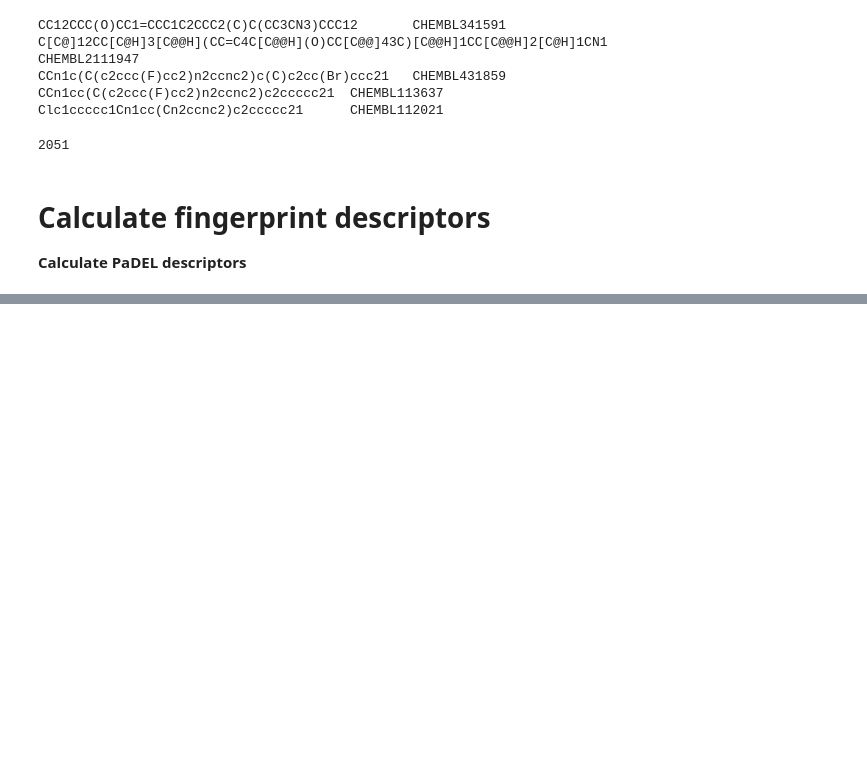
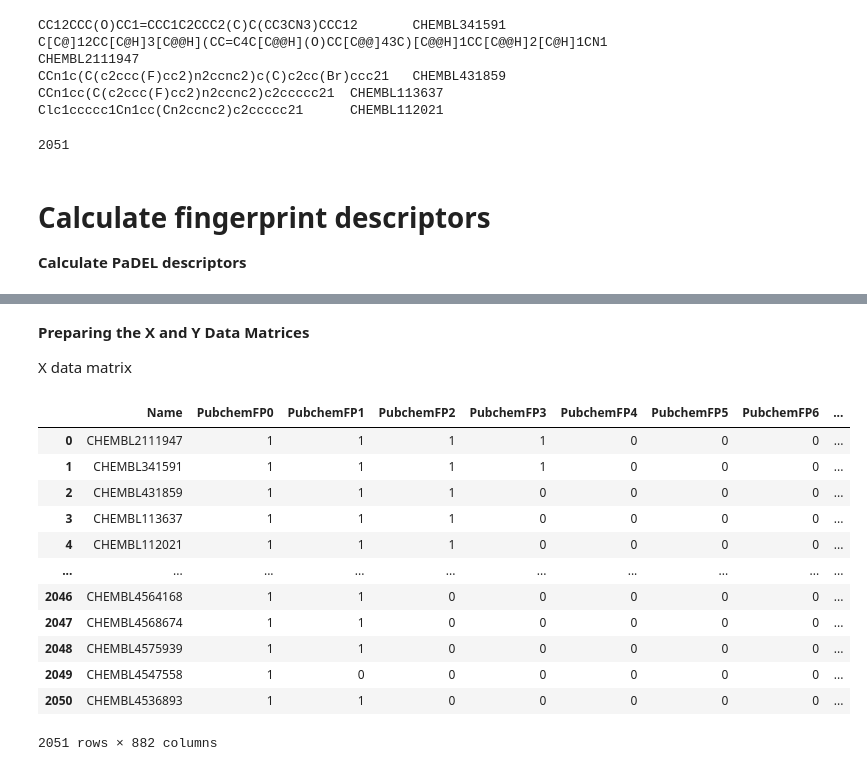
Before and after one commit to hafeezjaan77/Code, a Jupyter notebook: Aromatase.ipynb, the cells around one changed output, grey strips where cells are left out. Cells and saved outputs as stored; diff of their text form; code cells hidden in the pictures; blank space fills up the shorter version.

```diff
--- a/Aromatase.ipynb
+++ b/Aromatase.ipynb
@@ -931,0 +939,22 @@ cat: padel.sh: No such file or directory
+# %% [markdown]
+**Preparing the X and Y Data Matrices**
+
+X data matrix
+# %%
+df3_X = pd.read_csv('descriptors_output.csv')
+# %%
+df3_X
+# %% [output]
+|  | Name | PubchemFP0 | PubchemFP1 | PubchemFP2 | PubchemFP3 | PubchemFP4 | PubchemFP5 | PubchemFP6 | ... |
+| 0 | CHEMBL2111947 | 1 | 1 | 1 | 1 | 0 | 0 | 0 | ... |
+| 1 | CHEMBL341591 | 1 | 1 | 1 | 1 | 0 | 0 | 0 | ... |
+| 2 | CHEMBL431859 | 1 | 1 | 1 | 0 | 0 | 0 | 0 | ... |
+| 3 | CHEMBL113637 | 1 | 1 | 1 | 0 | 0 | 0 | 0 | ... |
+| 4 | CHEMBL112021 | 1 | 1 | 1 | 0 | 0 | 0 | 0 | ... |
+| ... | ... | ... | ... | ... | ... | ... | ... | ... | ... |
+| 2046 | CHEMBL4564168 | 1 | 1 | 0 | 0 | 0 | 0 | 0 | ... |
+| 2047 | CHEMBL4568674 | 1 | 1 | 0 | 0 | 0 | 0 | 0 | ... |
+| 2048 | CHEMBL4575939 | 1 | 1 | 0 | 0 | 0 | 0 | 0 | ... |
+| 2049 | CHEMBL4547558 | 1 | 0 | 0 | 0 | 0 | 0 | 0 | ... |
+| 2050 | CHEMBL4536893 | 1 | 1 | 0 | 0 | 0 | 0 | 0 | ... |
+2051 rows × 882 columns
```
Also changed, not shown: parts of 22 cells of this notebook.
